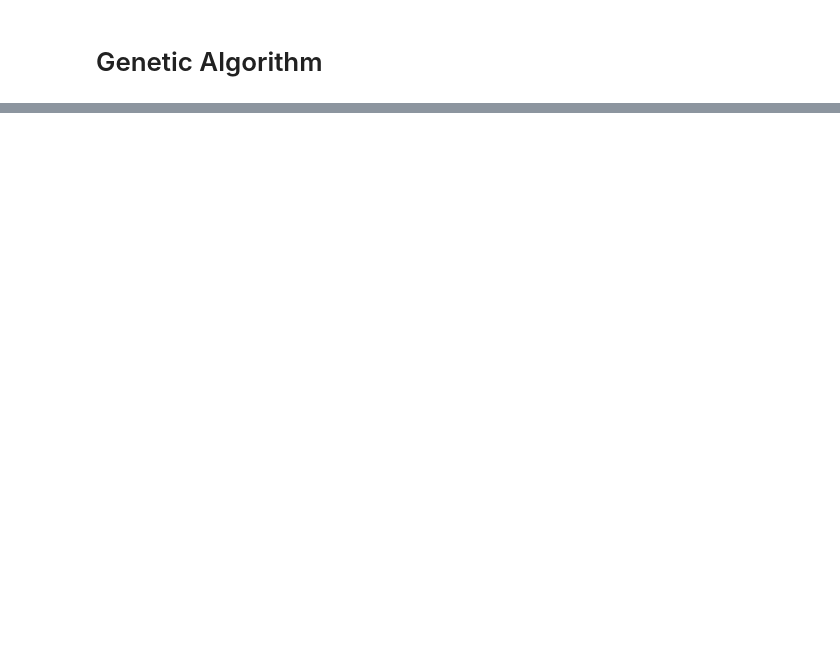
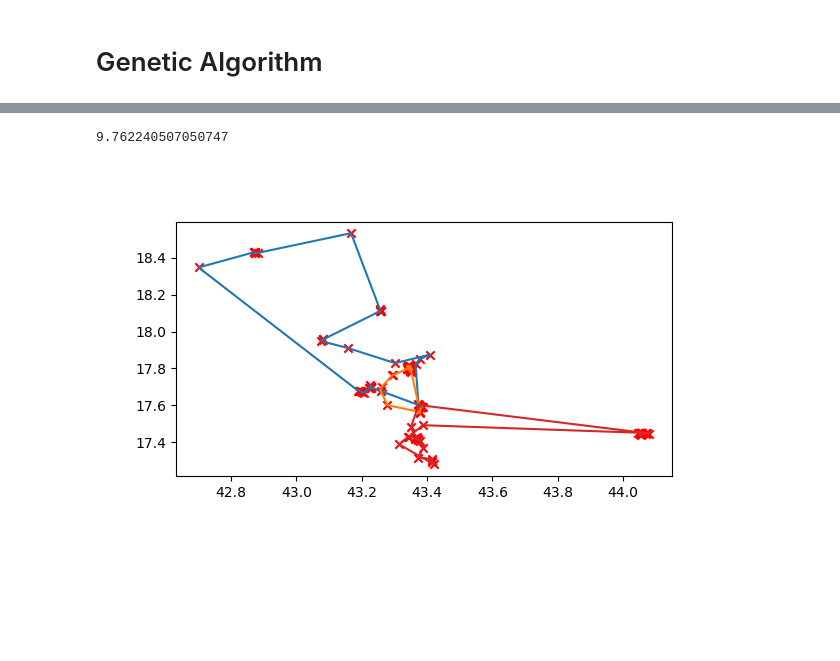
Before and after one commit to AndreTells/Fil-Rouge, a Jupyter notebook: Meta Heuristics/main.ipynb, the cells around one changed output, grey strips where cells are left out. Saved outputs shown, nothing was run; the diff lists cells and outputs as text; code cells hidden in the pictures; blank space fills up the shorter version.

```diff
--- a/Meta Heuristics/main.ipynb
+++ b/Meta Heuristics/main.ipynb
@@ -79,2 +77,8 @@ print_path(points,sol)
+# %%
+print_path(points,history["states"][-1])
+print(calculate_path_distance(history['states'][-1], dists))
+# %% [output]
+9.762240507050747
+[figure, added]
 # %%
 energy_fig, energy_ax = plt.subplots()
```
Also changed, not shown: parts of 13 cells of this notebook, 5 other files.
